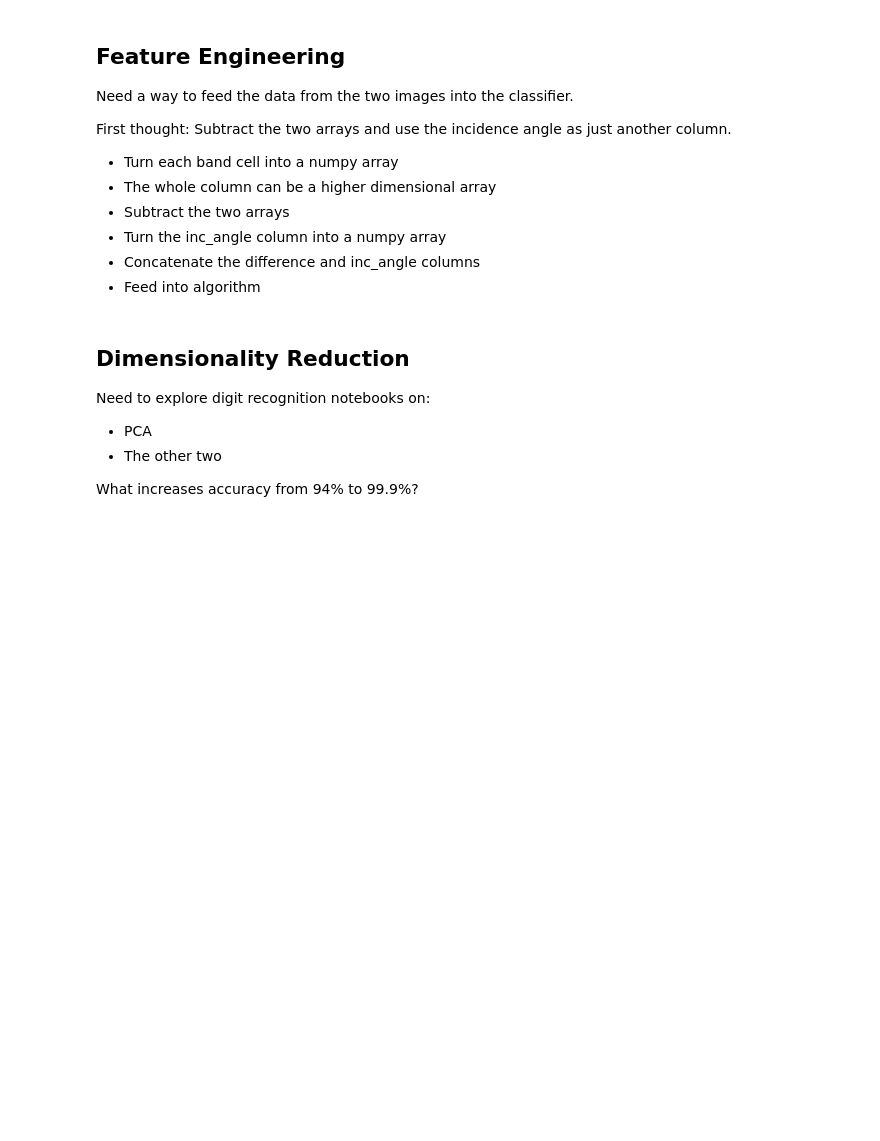
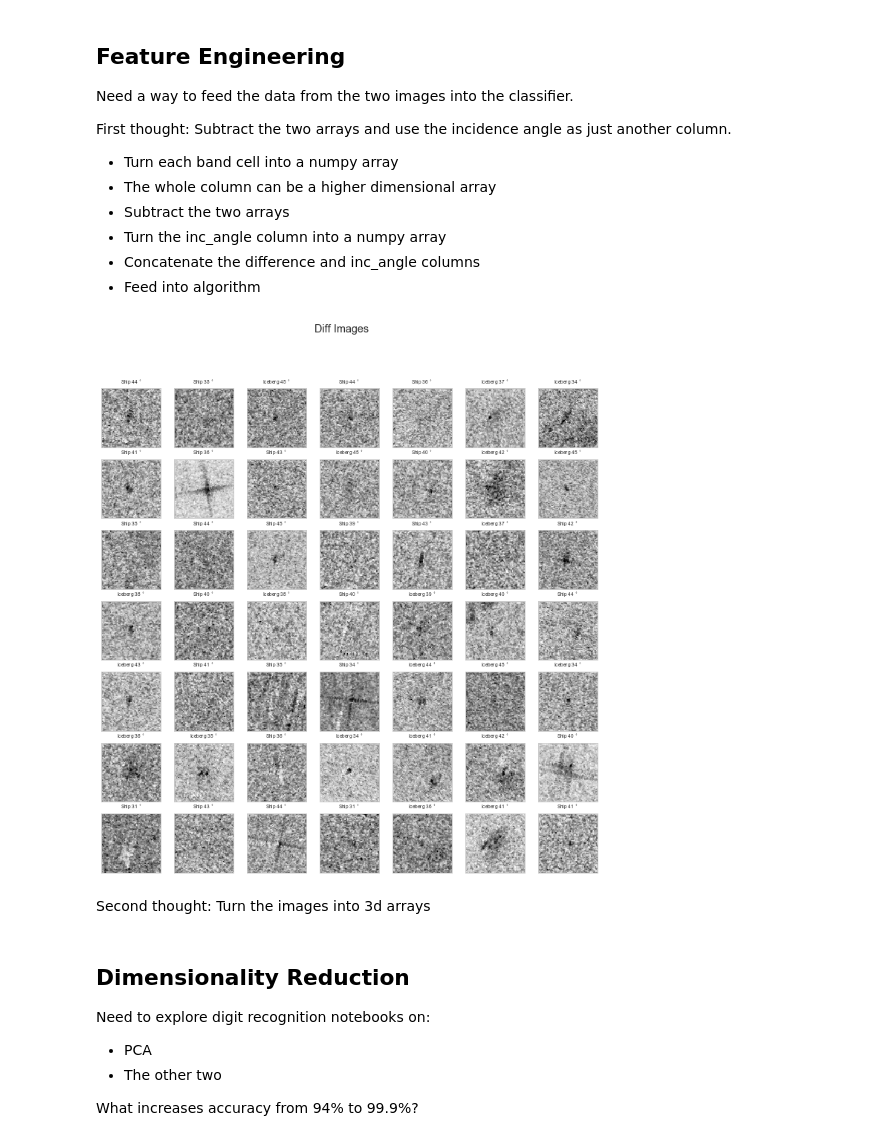
Before and after one commit to cfergusonlee/iceberg_challenge, a Jupyter notebook: exploration.ipynb, the cells around one changed output. Saved outputs shown, nothing was run; the diff lists cells and outputs as text; code cells hidden in the pictures; blank space fills up the shorter version.

```diff
--- a/exploration.ipynb
+++ b/exploration.ipynb
@@ -219,8 +245,16 @@ band_1_arr = train_df.band_1.apply(np.asarray)
 band_2_arr = train_df.band_2.apply(np.asarray)
 band_diff = band_1_arr - band_2_arr
 band_diff_series = band_diff.apply(pd.Series)
+# %%
+band_diff_df = train_df.copy()
+band_diff_df.band_1 = band_diff
+plot_image_grid(band_diff_df, 'Diff Images', 7, 7)
+# %% [output]
+[figure, added]
 # %%
 first_idea = pd.concat((band_diff_series, train_df.inc_angle), axis=1)
+# %% [markdown]
+Second thought: Turn the images into 3d arrays
 # %% [markdown]
 ## Dimensionality Reduction
 
```
Also changed, not shown: parts of 25 cells of this notebook.
